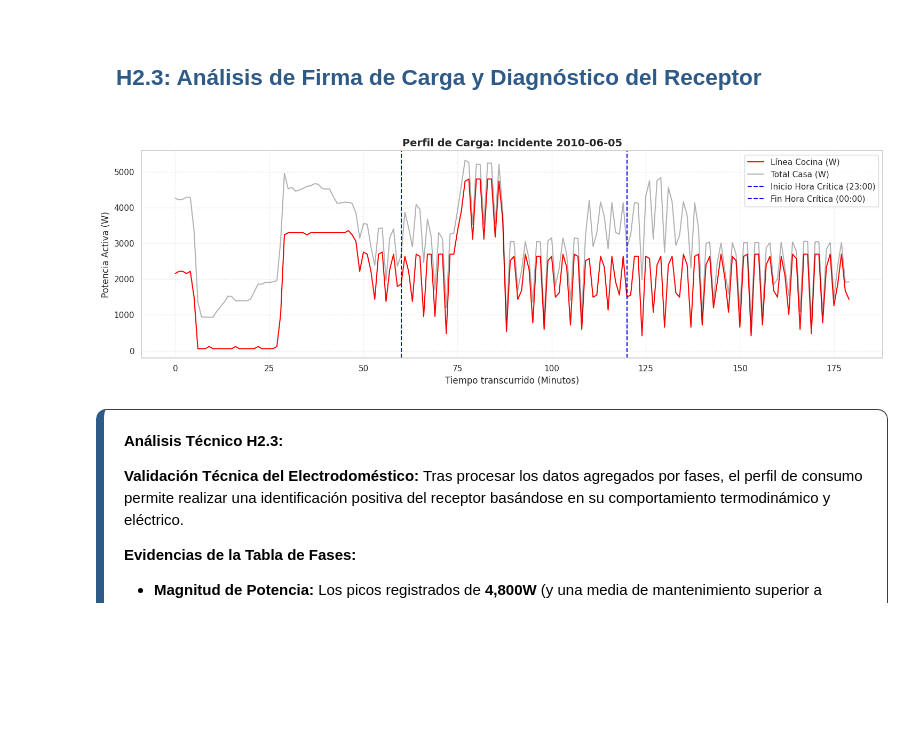
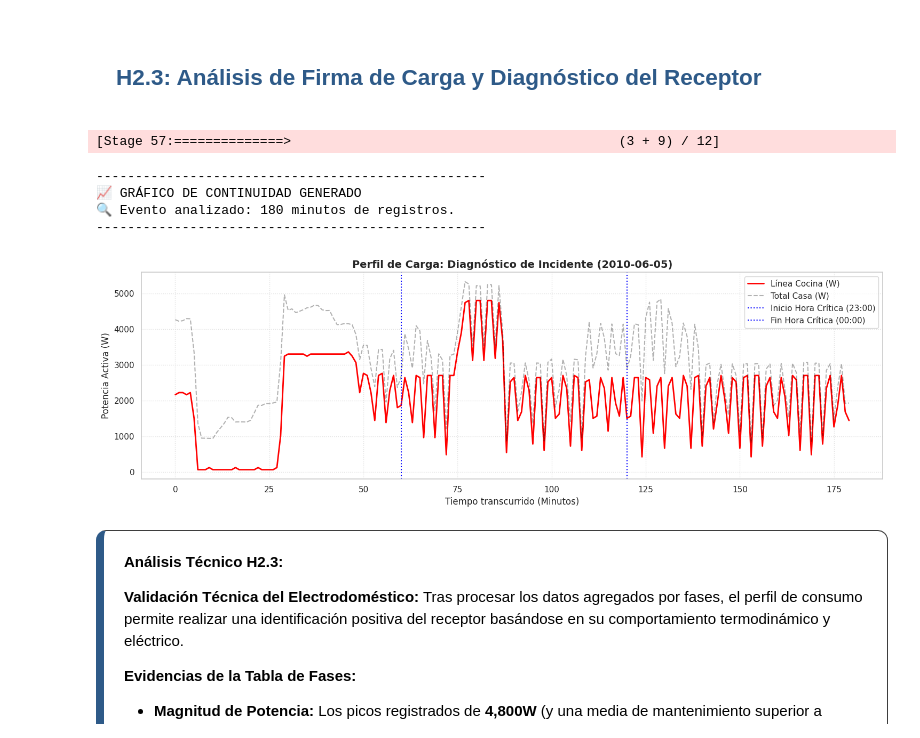
Before and after one commit to aitor-industrial-data/Data-Projects-Repo, a Jupyter notebook: 03_SQL_Big_Data_Spark/03.01_CAPSTONE_Industrial_Energy_Analytics/notebooks/01_EDA_Electric_Data.ipynb, the cells around one changed output. Drawn from its saved outputs; the diff is of its cells as text; code cells hidden in the pictures; blank space fills up the shorter version.

```diff
--- a/03_SQL_Big_Data_Spark/03.01_CAPSTONE_Industrial_Energy_Analytics/notebooks/01_EDA_Electric_Data.ipynb
+++ b/03_SQL_Big_Data_Spark/03.01_CAPSTONE_Industrial_Energy_Analytics/notebooks/01_EDA_Electric_Data.ipynb
@@ -1009,54 +1210,74 @@ Los datos minuto a minuto descartan un cortocircuito franco y confirman un **pro
     </h3>
 </div>
 # %%
+# ==============================================================================
+# H2.3 VISUALIZACIÓN DE CONTINUIDAD: PERFIL DE CARGA DEL INCIDENTE
+# ==============================================================================
+# Objetivo: Visualizar la curva de carga durante el periodo crítico para
+# confirmar el comportamiento del subsistema de Cocina frente al total.
 
+import matplotlib.pyplot as plt
+
+# --- SQL QUERY: CONTINUITY ANALYSIS (CROSS-DAY WINDOW) ---
 query_continuidad = """
-
 SELECT
     hour,
     minute(Full_Timestamp),
     Sub_metering_1 * 60 as potencia_cocina_w,
     Sub_metering_2 * 60 as potencia_lavanderia_w,
     Global_active_power * 1000 as potencia_total_w
 FROM
     power_data
 WHERE
     to_date(Full_Timestamp) BETWEEN '2010-06-05' AND '2010-06-06'
     AND (
         (to_date(Full_Timestamp) = '2010-06-05' AND hour IN (22, 23))
         OR
         (to_date(Full_Timestamp) = '2010-06-06' AND hour = 0)
     )
 ORDER BY
     Full_Timestamp ASC
 """
 
 df_cont = spark.sql(query_continuidad).toPandas()
 
-# Curva de carga
-import matplotlib.pyplot as plt
+# --- STEP 1: PLOT CONFIGURATION ---
 plt.figure(figsize=(15, 5))
 
-# Trazado de líneas
-plt.plot(df_cont.index, df_cont['potencia_cocina_w'], label='Línea Cocina (W)', color='red')
-plt.plot(df_cont.index, df_cont['potencia_total_w'], label='Total Casa (W)', color='black', alpha=0.3)
+# --- STEP 2: LOAD CURVE TRACING ---
+# Graficamos la cocina y el total para ver la correlación
+plt.plot(df_cont.index, df_cont['potencia_cocina_w'], label='Línea Cocina (W)', color='red', lw=2)
+plt.plot(df_cont.index, df_cont['potencia_total_w'], label='Total Casa (W)', color='black', alpha=0.3, ls='--')
 
-# Líneas de referencia para el incidente
-plt.axvline(x=60, color='blue', linestyle='--', label='Inicio Hora Crítica (23:00)')
-plt.axvline(x=120, color='blue', linestyle='--', label='Fin Hora Crítica (00:00)')
+# --- STEP 3: INCIDENT MARKERS (ENGINEERING ANNOTATIONS) ---
+# Líneas de referencia para encuadrar la hora del evento
+plt.axvline(x=60, color='blue', linestyle=':', label='Inicio Hora Crítica (23:00)')
+plt.axvline(x=120, color='blue', linestyle=':', label='Fin Hora Crítica (00:00)')
 
-# --- Títulos y Ejes (Aquí están las unidades que faltaban) ---
-plt.title('Perfil de Carga: Incidente 2010-06-05', fontsize=14, fontweight='bold')
+# --- STEP 4: TITLES & LABELS (CORRECT UNITS) ---
+plt.title('Perfil de Carga: Diagnóstico de Incidente (2010-06-05)', fontsize=14, fontweight='bold')
 plt.xlabel('Tiempo transcurrido (Minutos)', fontsize=12)
 plt.ylabel('Potencia Activa (W)', fontsize=12)
 
-# Configuración final
-plt.legend()
+# --- STEP 5: FINAL FORMATTING ---
+plt.legend(loc='upper right', frameon=True)
 plt.grid(True, linestyle=':', alpha=0.6)
 plt.tight_layout()
+
+# --- STEP 6: AUDIT DISPLAY ---
+print("-" * 50)
+print("📈 GRÁFICO DE CONTINUIDAD GENERADO")
+print(f"🔍 Evento analizado: {len(df_cont)} minutos de registros.")
+print("-" * 50)
+
 plt.show()
 # %% [output]
+[Stage 57:==============>                                          (3 + 9) / 12]
+--------------------------------------------------
+📈 GRÁFICO DE CONTINUIDAD GENERADO
+🔍 Evento analizado: 180 minutos de registros.
+--------------------------------------------------
-[figure, old version]
+[figure, new version]
 # %% [markdown]
 <div style="background-color: #1e1e1e00; padding: 20px; border: 1px solid #3e3e3e; border-radius: 10px; border-left: 8px solid #2e5a88;">
 
```
Also changed, not shown: parts of 38 cells of this notebook, 5 other files.
